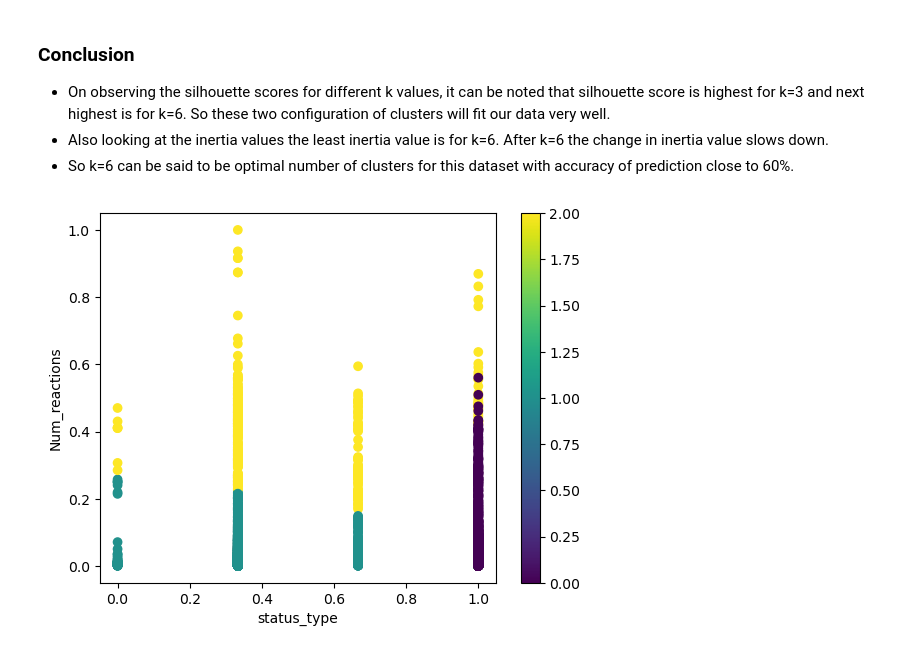
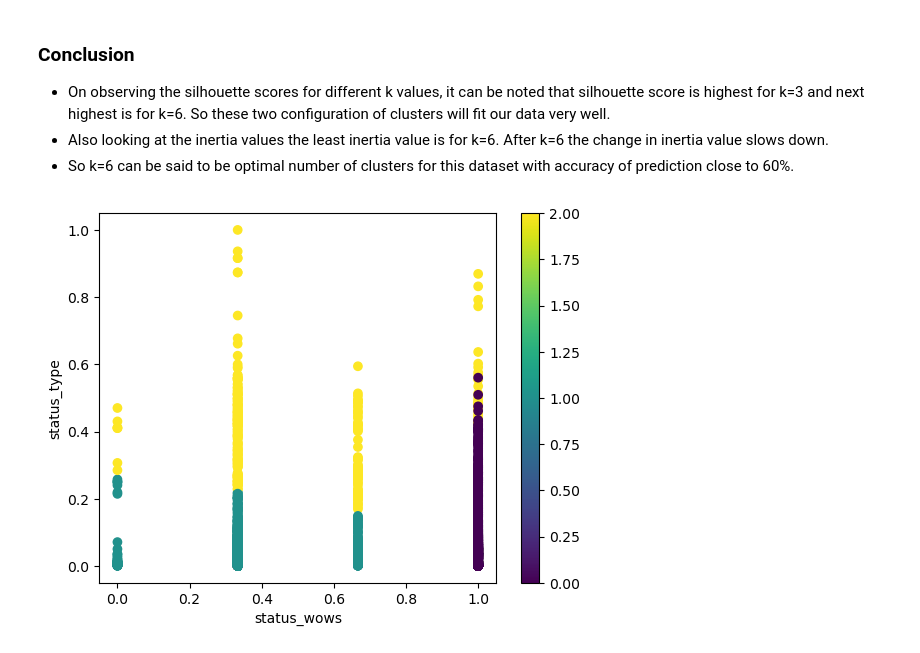
Before and after one commit to Subhigupta/ML-for-Social-Media-Engagement-in-Fashion-and-Cosmetics, a Jupyter notebook: KMeans Clustering Algorithm/KMeans algorithm on Facebook Live sellers in Thailand dataset.ipynb, the cells around one changed output. Drawn from its saved outputs; the diff is of its cells as text; code cells hidden in the pictures.

```diff
--- a/KMeans Clustering Algorithm/KMeans algorithm on Facebook Live sellers in Thailand dataset.ipynb
+++ b/KMeans Clustering Algorithm/KMeans algorithm on Facebook Live sellers in Thailand dataset.ipynb
@@ -367,10 +367,10 @@ score
 # %%
 kmeans=KMeans(n_clusters=3,n_init="auto",random_state=1)
 kmeans.fit(data)
 plt.scatter(data["status_type"],data["num_reactions"],c=kmeans.labels_,cmap='viridis')
-plt.ylabel("Num_reactions")
-plt.xlabel("status_type")
+plt.ylabel("status_type")
+plt.xlabel("status_wows")
 plt.colorbar()
 plt.show()
 # %% [output]
-[figure, old version]
+[figure, new version]
```
